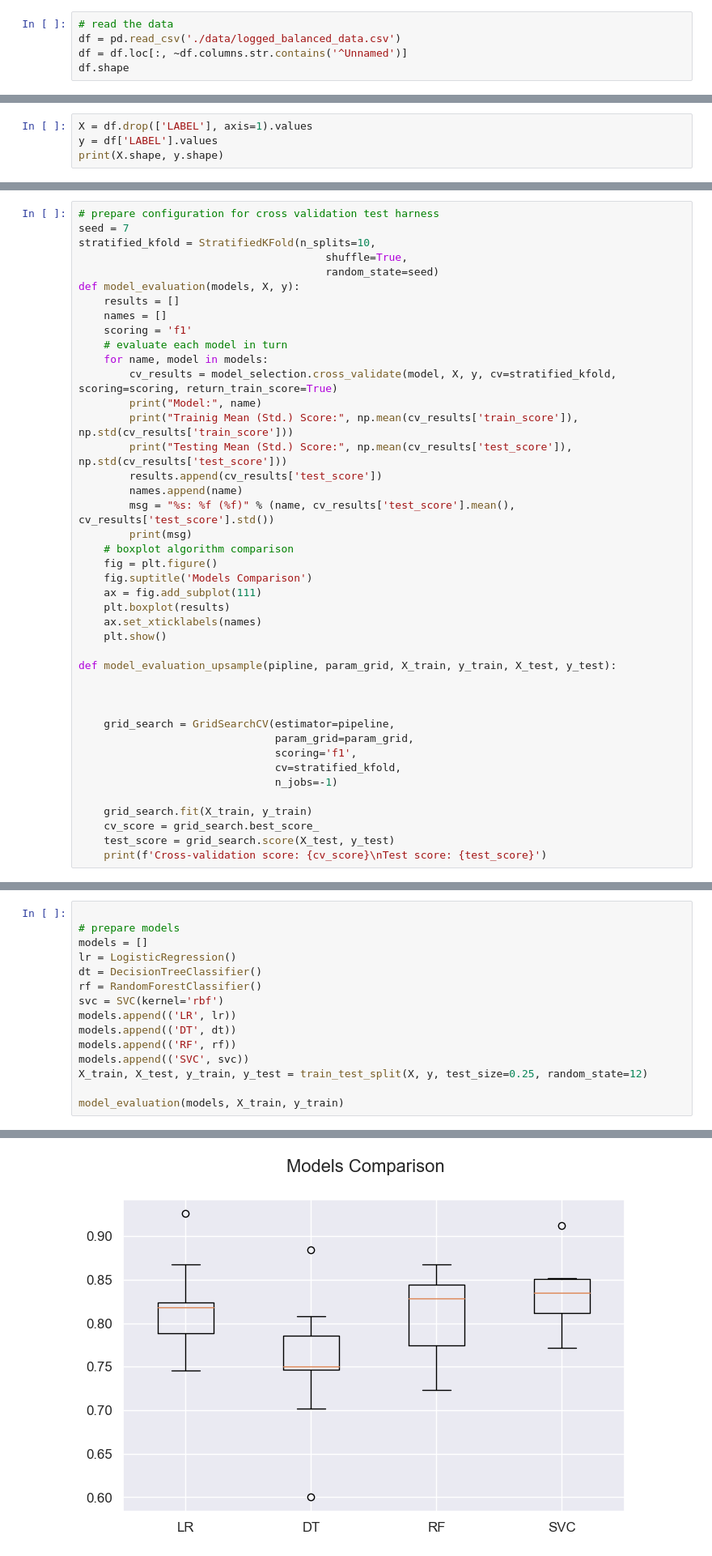
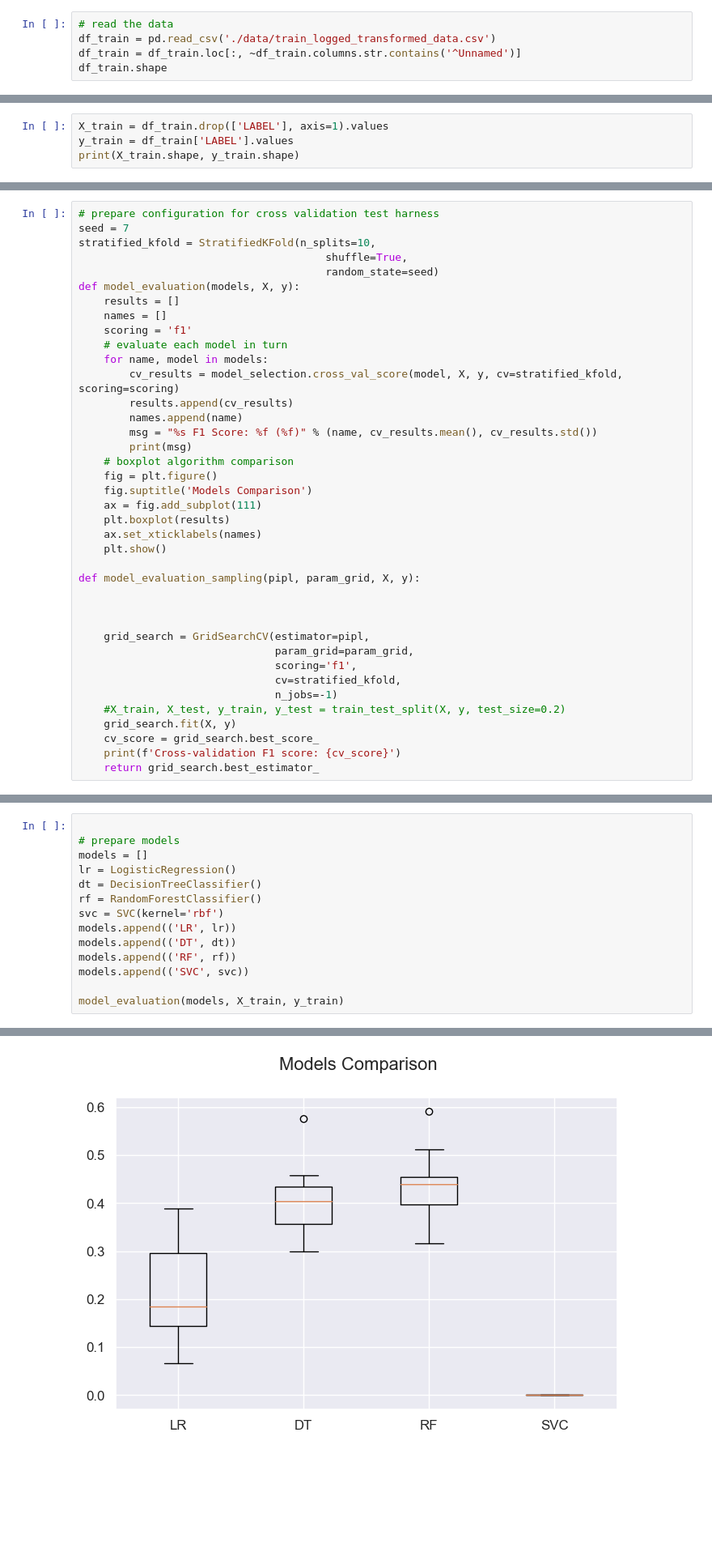
Before and after one commit to adilmukhtar82/PdM, a Jupyter notebook: Modeling.ipynb, the cells around one changed output, grey strips where cells are left out. Shown: that part at 81% size. Saved outputs shown, nothing was run; the diff lists cells and outputs as text; blank space fills up the shorter version.

Commit message:
fine tuned model and dumped

```diff
--- a/Modeling.ipynb
+++ b/Modeling.ipynb
@@ -13,7 +13,7 @@ from sklearn.model_selection import train_test_split
 # TONDUR, EngSpDist_K1, EngSpDist_K2, MILEAGE
 # %%
 # read the data
-df = pd.read_csv('./data/logged_balanced_data.csv')
-df = df.loc[:, ~df.columns.str.contains('^Unnamed')]
-df.shape
+df_train = pd.read_csv('./data/train_logged_transformed_data.csv')
+df_train = df_train.loc[:, ~df_train.columns.str.contains('^Unnamed')]
+df_train.shape
 # %% [output]
@@ -32,5 +28,5 @@ df_features_selected = df[['TONDUR', 'EngSpDist_K1', 'EngSpDist_K2', 'MILEAGE',
 # %%
-X = df.drop(['LABEL'], axis=1).values
-y = df['LABEL'].values
-print(X.shape, y.shape)
+X_train = df_train.drop(['LABEL'], axis=1).values
+y_train = df_train['LABEL'].values
+print(X_train.shape, y_train.shape)
 # %% [output]
@@ -59,13 +61,10 @@ def model_evaluation(models, X, y):
     scoring = 'f1'
     # evaluate each model in turn
     for name, model in models:
-        cv_results = model_selection.cross_validate(model, X, y, cv=stratified_kfold, scoring=scoring, return_train_score=True)
-        print("Model:", name)
-        print("Trainig Mean (Std.) Score:", np.mean(cv_results['train_score']), np.std(cv_results['train_score']))
-        print("Testing Mean (Std.) Score:", np.mean(cv_results['test_score']), np.std(cv_results['test_score']))
-        results.append(cv_results['test_score'])
+        cv_results = model_selection.cross_val_score(model, X, y, cv=stratified_kfold, scoring=scoring)
+        results.append(cv_results)
         names.append(name)
-        msg = "%s: %f (%f)" % (name, cv_results['test_score'].mean(), cv_results['test_score'].std())
+        msg = "%s F1 Score: %f (%f)" % (name, cv_results.mean(), cv_results.std())
         print(msg)
     # boxplot algorithm comparison
     fig = plt.figure()
@@ -75,18 +74,18 @@ def model_evaluation(models, X, y):
     ax.set_xticklabels(names)
     plt.show()
 
-def model_evaluation_upsample(pipline, param_grid, X_train, y_train, X_test, y_test):
+def model_evaluation_sampling(pipl, param_grid, X, y):
 
 
 
-    grid_search = GridSearchCV(estimator=pipeline,
+    grid_search = GridSearchCV(estimator=pipl,
                                param_grid=param_grid,
                                scoring='f1',
                                cv=stratified_kfold,
                                n_jobs=-1)
-
-    grid_search.fit(X_train, y_train)
+    #X_train, X_test, y_train, y_test = train_test_split(X, y, test_size=0.2)
+    grid_search.fit(X, y)
     cv_score = grid_search.best_score_
-    test_score = grid_search.score(X_test, y_test)
-    print(f'Cross-validation score: {cv_score}\nTest score: {test_score}')
+    print(f'Cross-validation F1 score: {cv_score}')
+    return grid_search.best_estimator_
 # %% [markdown]
@@ -103,7 +102,6 @@ models.append(('LR', lr))
 models.append(('DT', dt))
 models.append(('RF', rf))
 models.append(('SVC', svc))
-X_train, X_test, y_train, y_test = train_test_split(X, y, test_size=0.25, random_state=12)
 
 model_evaluation(models, X_train, y_train)
 # %% [output]
@@ -126,4 +112,4 @@ SVC: 0.831463 (0.038358)
-[figure, old version]
+[figure, new version]
 # %% [markdown]
 As for the baselines, we will consider Logistic Regression (LR) and Random Forest (RF) models that are trained without upsampling, feature selection and hyperparameter tuning.
 
```
Also changed, not shown: parts of 31 cells of this notebook, 1 other file.
